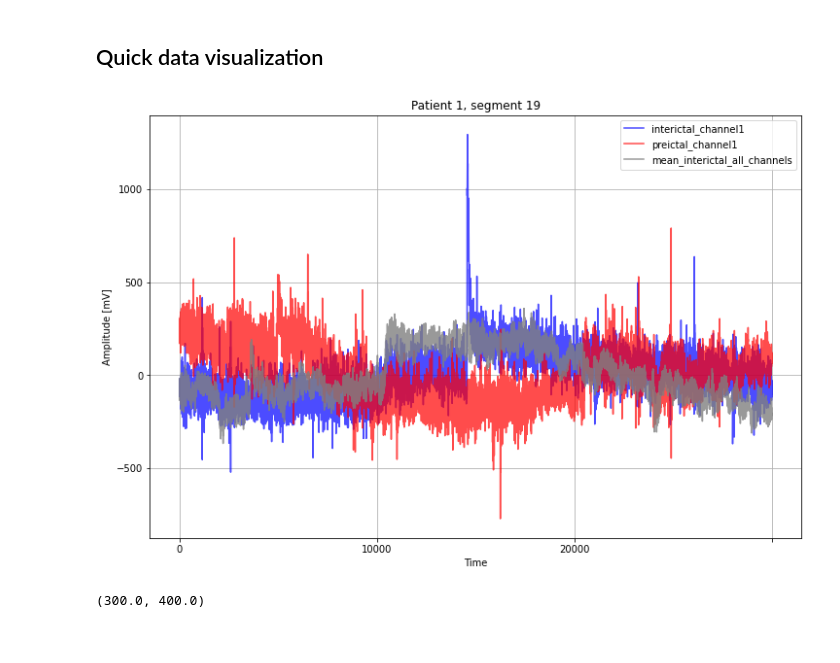
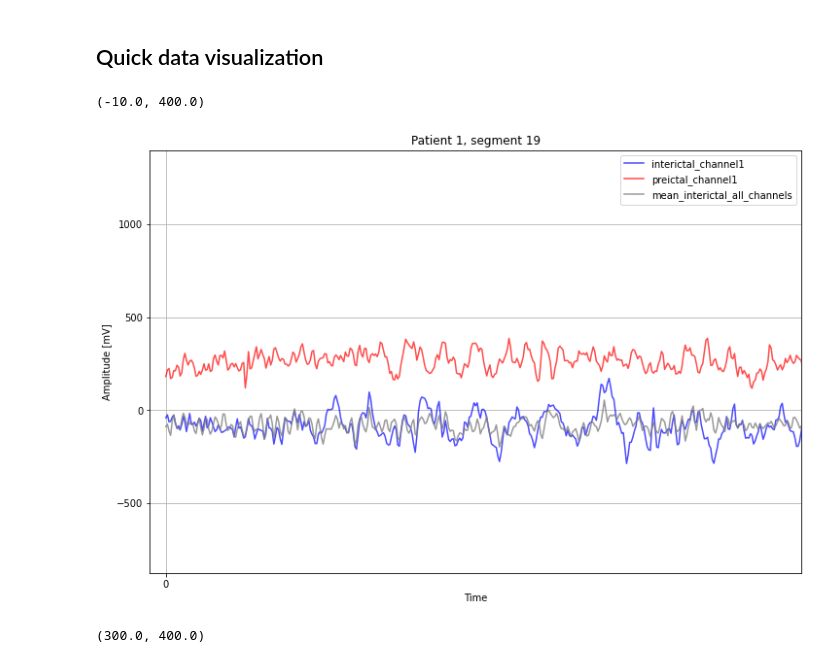
Before and after one commit to jhupiterz/SafeSeizure, a Jupyter notebook: notebooks/jhupiterz-investigations.ipynb, the cells around one changed output. Drawn from its saved outputs; the diff is of its cells as text; code cells hidden in the pictures.

```diff
--- a/notebooks/jhupiterz-investigations.ipynb
+++ b/notebooks/jhupiterz-investigations.ipynb
@@ -29,17 +29,18 @@ patient_2_PI_df = pd.read_csv('../raw_data/Patient_2_csv/train_segments_unlabell
 # %%
 plt.figure(figsize=(12,8))
 plt.plot(patient_1_II_df.loc[0], color = 'blue', label = 'interictal_channel1', alpha = 0.7)
 plt.plot(patient_1_PI_df.loc[0], color = 'red', label = 'preictal_channel1', alpha = 0.7)
 plt.plot(patient_1_II_df.mean(), color = 'grey', label = 'mean_interictal_all_channels', alpha = 0.8)
 plt.legend()
 plt.xticks(ticks=[0,10000, 20000, 30000])
 plt.xlabel('Time')
 plt.ylabel('Amplitude [mV]')
 plt.grid()
 plt.title('Patient 1, segment 19');
-#plt.xlim(-10,100)
+plt.xlim(-10,400)
 # %% [output]
+(-10.0, 400.0)
-[figure, old version]
+[figure, new version]
 # %%
 plt.figure(figsize=(12,8))
 plt.plot(patient_2_II_df.loc[0], color = 'blue', label = 'interictal_channel1', alpha = 0.7)
```
Also changed, not shown: 1 other file.
